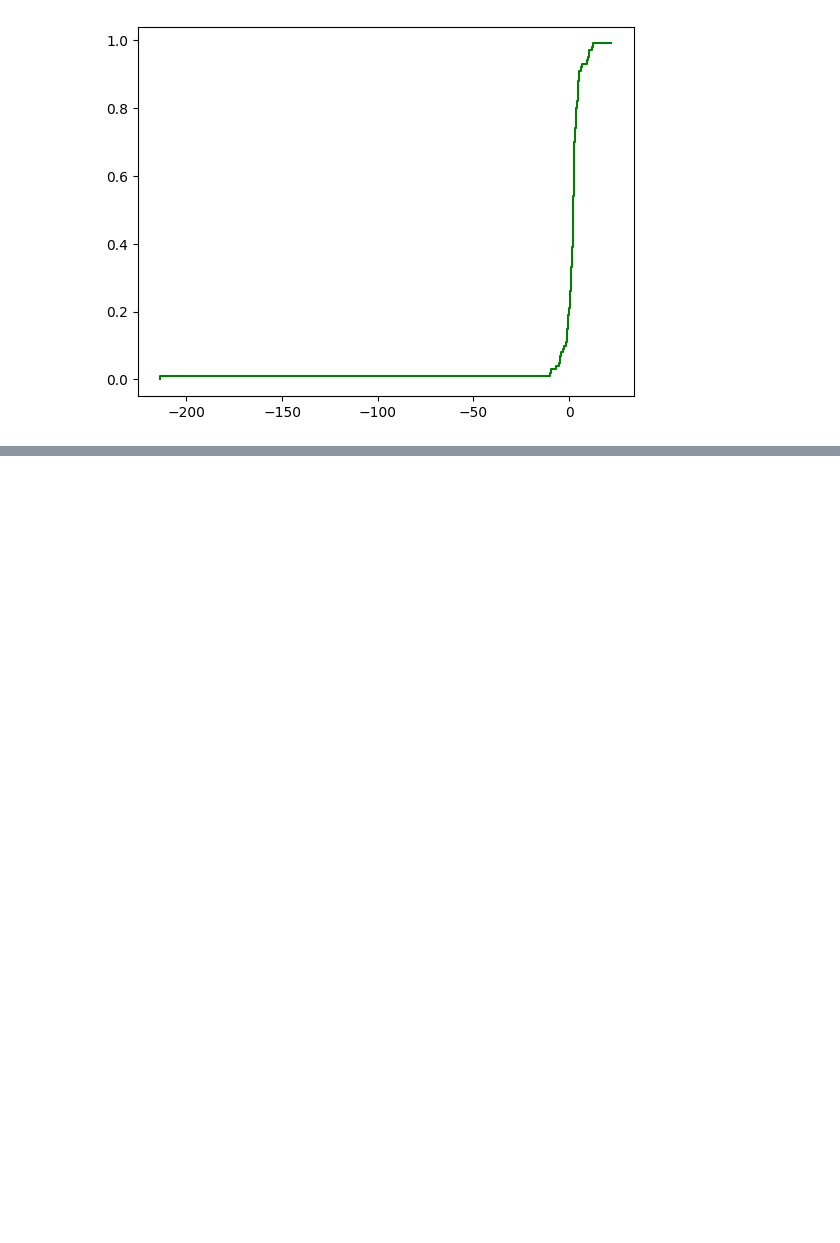
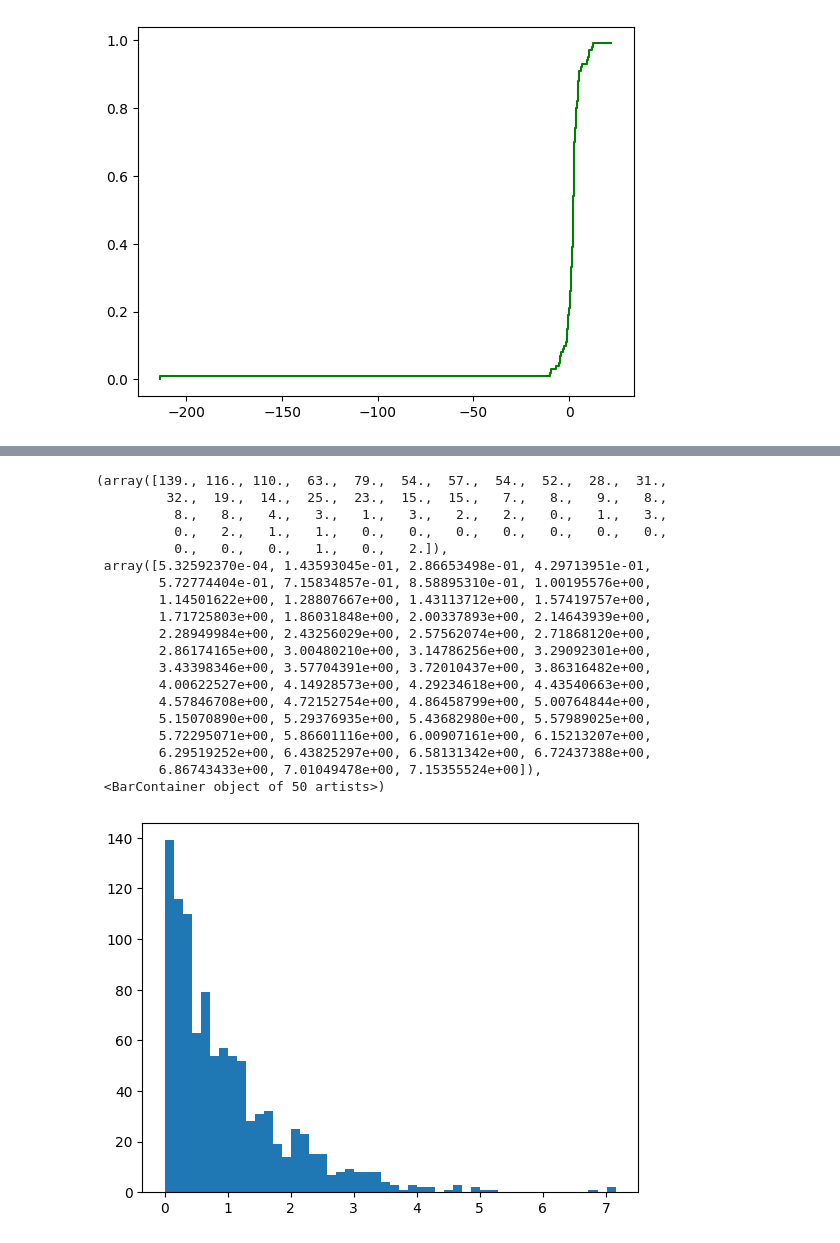
Before and after one commit to Gabriela2685/Simulacion1, a Jupyter notebook: Funciones.ipynb, the cells around one changed output, grey strips where cells are left out. Saved outputs shown, nothing was run; the diff lists cells and outputs as text; code cells hidden in the pictures; blank space fills up the shorter version.

```diff
--- a/Funciones.ipynb
+++ b/Funciones.ipynb
@@ -114,0 +157,32 @@ plt.step(x,y, color='green')
+# %%
+def we(alpha,n):
+  lista = []
+  for i in range(n):
+    x = rnd.random()
+    U = (-np.log(x))**(1/alpha)
+    lista.append(U)
+  return lista
+# %%
+J = we(1,1000)
+plt.hist(J, 50)
+# %% [output]
+(array([139., 116., 110.,  63.,  79.,  54.,  57.,  54.,  52.,  28.,  31.,
+         32.,  19.,  14.,  25.,  23.,  15.,  15.,   7.,   8.,   9.,   8.,
+          8.,   8.,   4.,   3.,   1.,   3.,   2.,   2.,   0.,   1.,   3.,
+          0.,   2.,   1.,   1.,   0.,   0.,   0.,   0.,   0.,   0.,   0.,
+          0.,   0.,   0.,   1.,   0.,   2.]),
+ array([5.32592370e-04, 1.43593045e-01, 2.86653498e-01, 4.29713951e-01,
+        5.72774404e-01, 7.15834857e-01, 8.58895310e-01, 1.00195576e+00,
+        1.14501622e+00, 1.28807667e+00, 1.43113712e+00, 1.57419757e+00,
+        1.71725803e+00, 1.86031848e+00, 2.00337893e+00, 2.14643939e+00,
+        2.28949984e+00, 2.43256029e+00, 2.57562074e+00, 2.71868120e+00,
+        2.86174165e+00, 3.00480210e+00, 3.14786256e+00, 3.29092301e+00,
+        3.43398346e+00, 3.57704391e+00, 3.72010437e+00, 3.86316482e+00,
+        4.00622527e+00, 4.14928573e+00, 4.29234618e+00, 4.43540663e+00,
+        4.57846708e+00, 4.72152754e+00, 4.86458799e+00, 5.00764844e+00,
+        5.15070890e+00, 5.29376935e+00, 5.43682980e+00, 5.57989025e+00,
+        5.72295071e+00, 5.86601116e+00, 6.00907161e+00, 6.15213207e+00,
+        6.29519252e+00, 6.43825297e+00, 6.58131342e+00, 6.72437388e+00,
+        6.86743433e+00, 7.01049478e+00, 7.15355524e+00]),
+ <BarContainer object of 50 artists>)
+[figure, added]
```
Also changed, not shown: parts of 13 cells of this notebook.
